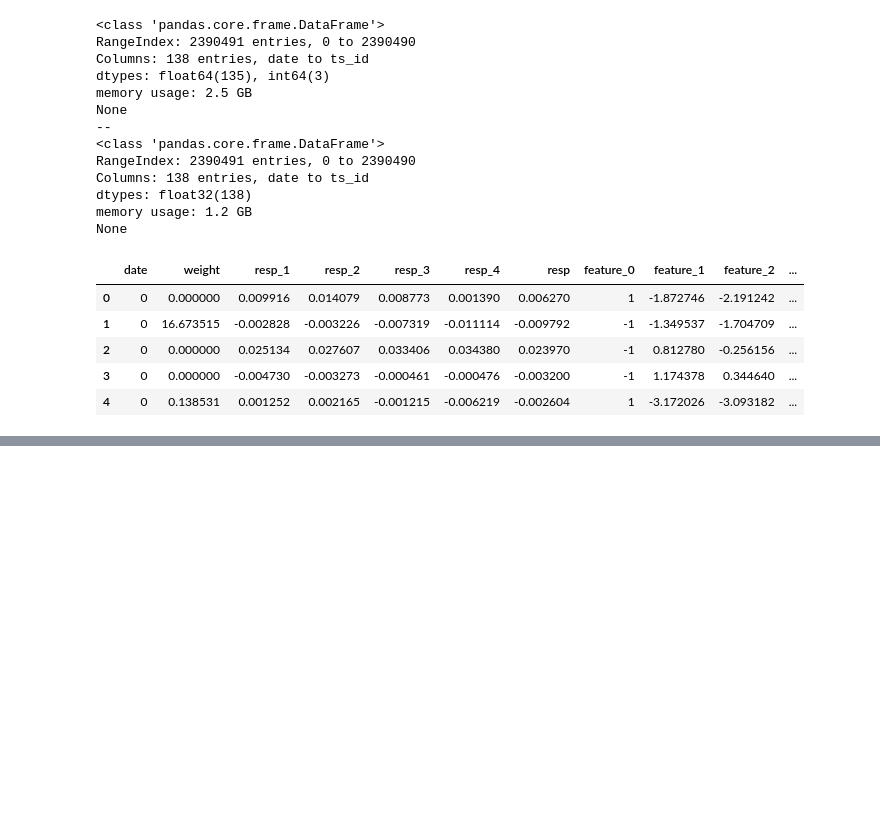
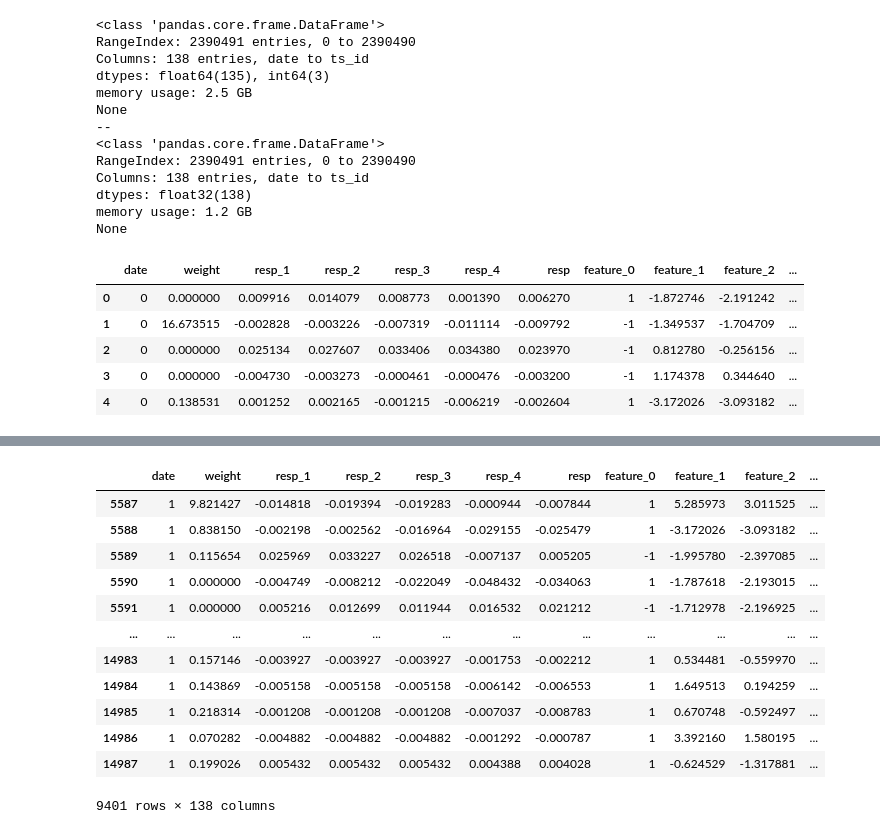
Before and after one commit to rmei97/market_preds, a Jupyter notebook: eda.ipynb, the cells around one changed output, grey strips where cells are left out. Cells and saved outputs as stored; diff of their text form; code cells hidden in the pictures; blank space fills up the shorter version.

```diff
--- a/eda.ipynb
+++ b/eda.ipynb
@@ -282,0 +301,16 @@ data.head()
+# %%
+data[data['date'] == 1]
+# %% [output]
+|  | date | weight | resp_1 | resp_2 | resp_3 | resp_4 | resp | feature_0 | feature_1 | feature_2 | ... |
+| 5587 | 1 | 9.821427 | -0.014818 | -0.019394 | -0.019283 | -0.000944 | -0.007844 | 1 | 5.285973 | 3.011525 | ... |
+| 5588 | 1 | 0.838150 | -0.002198 | -0.002562 | -0.016964 | -0.029155 | -0.025479 | 1 | -3.172026 | -3.093182 | ... |
+| 5589 | 1 | 0.115654 | 0.025969 | 0.033227 | 0.026518 | -0.007137 | 0.005205 | -1 | -1.995780 | -2.397085 | ... |
+| 5590 | 1 | 0.000000 | -0.004749 | -0.008212 | -0.022049 | -0.048432 | -0.034063 | 1 | -1.787618 | -2.193015 | ... |
+| 5591 | 1 | 0.000000 | 0.005216 | 0.012699 | 0.011944 | 0.016532 | 0.021212 | -1 | -1.712978 | -2.196925 | ... |
+| ... | ... | ... | ... | ... | ... | ... | ... | ... | ... | ... | ... |
+| 14983 | 1 | 0.157146 | -0.003927 | -0.003927 | -0.003927 | -0.001753 | -0.002212 | 1 | 0.534481 | -0.559970 | ... |
+| 14984 | 1 | 0.143869 | -0.005158 | -0.005158 | -0.005158 | -0.006142 | -0.006553 | 1 | 1.649513 | 0.194259 | ... |
+| 14985 | 1 | 0.218314 | -0.001208 | -0.001208 | -0.001208 | -0.007037 | -0.008783 | 1 | 0.670748 | -0.592497 | ... |
+| 14986 | 1 | 0.070282 | -0.004882 | -0.004882 | -0.004882 | -0.001292 | -0.000787 | 1 | 3.392160 | 1.580195 | ... |
+| 14987 | 1 | 0.199026 | 0.005432 | 0.005432 | 0.005432 | 0.004388 | 0.004028 | 1 | -0.624529 | -1.317881 | ... |
+9401 rows × 138 columns
```
Also changed, not shown: parts of 2 cells of this notebook.
